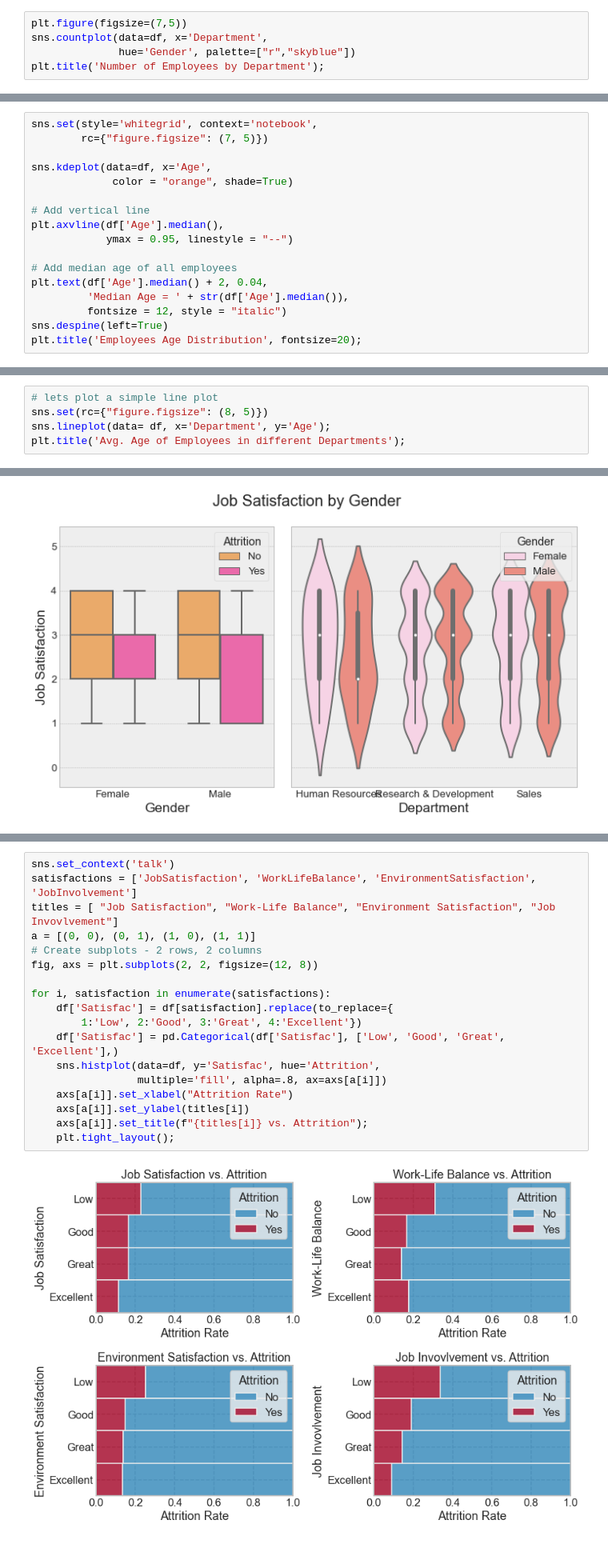
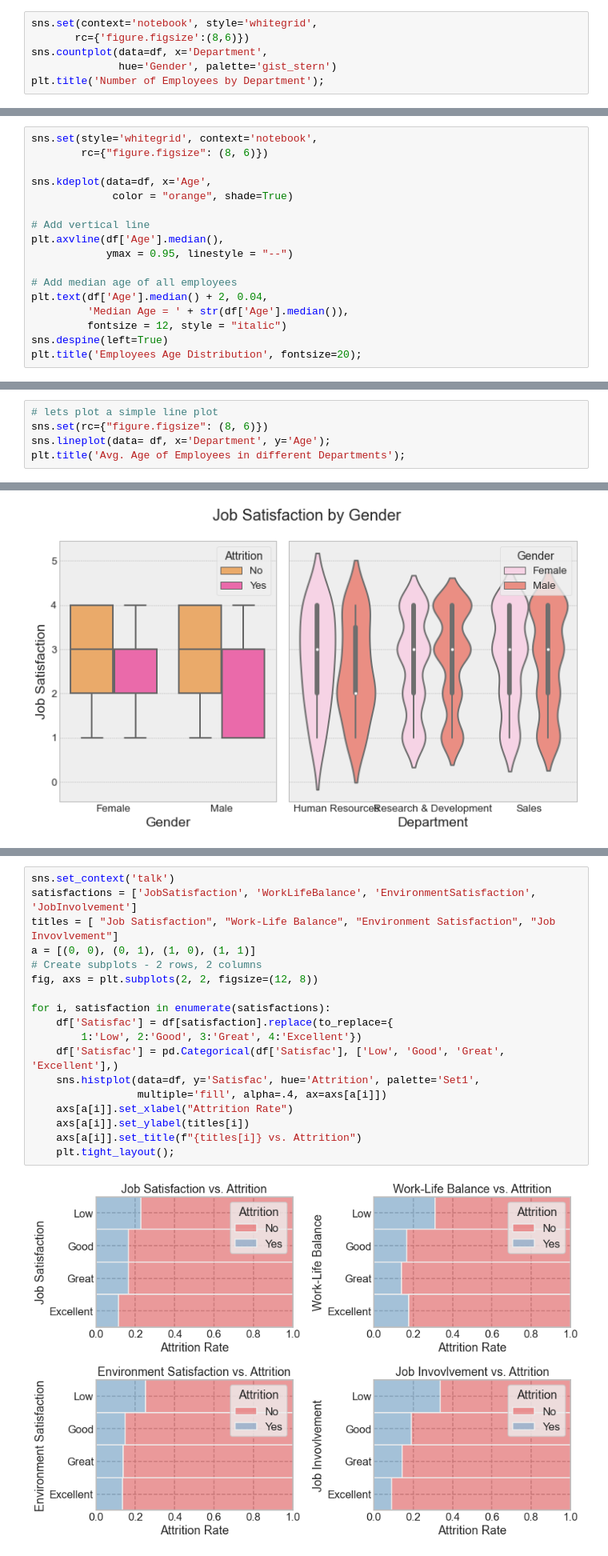
Before and after one commit to skacem/Learning-Machine-Learning, a Jupyter notebook: Case-Studies/case_3.ipynb, the cells around one changed output, grey strips where cells are left out. Shown at 80% size. Drawn from its saved outputs; the diff is of its cells as text.

```diff
--- a/Case-Studies/case_3.ipynb
+++ b/Case-Studies/case_3.ipynb
@@ -214,6 +219,7 @@ df.hist(bins=30, figsize=(20,20), color='orangered');
 # %%
-plt.figure(figsize=(7,5))
+sns.set(context='notebook', style='whitegrid',
+       rc={'figure.figsize':(8,6)})
 sns.countplot(data=df, x='Department',
-              hue='Gender', palette=["r","skyblue"])
+              hue='Gender', palette='gist_stern')
 plt.title('Number of Employees by Department');
 # %% [output]
@@ -240,6 +227,6 @@ ax.set_xticklabels(edu);
 # %%
 sns.set(style='whitegrid', context='notebook',
-        rc={"figure.figsize": (7, 5)})
+        rc={"figure.figsize": (8, 6)})
 
 sns.kdeplot(data=df, x='Age',
              color = "orange", shade=True)
@@ -276,7 +272,7 @@ Both attrition curves are slightly positive skewed with a longer tail on the rig
 #### Age vs Departments
 # %%
 # lets plot a simple line plot
-sns.set(rc={"figure.figsize": (8, 5)})
+sns.set(rc={"figure.figsize": (8, 6)})
 sns.lineplot(data= df, x='Department', y='Age');
 plt.title('Avg. Age of Employees in different Departments');
 # %% [output]
@@ -330,22 +325,22 @@ plt.tight_layout()
 # %%
 sns.set_context('talk')
 satisfactions = ['JobSatisfaction', 'WorkLifeBalance', 'EnvironmentSatisfaction', 'JobInvolvement']
 titles = [ "Job Satisfaction", "Work-Life Balance", "Environment Satisfaction", "Job Invovlvement"]
 a = [(0, 0), (0, 1), (1, 0), (1, 1)]
 # Create subplots - 2 rows, 2 columns
 fig, axs = plt.subplots(2, 2, figsize=(12, 8))
 
 for i, satisfaction in enumerate(satisfactions):
     df['Satisfac'] = df[satisfaction].replace(to_replace={
         1:'Low', 2:'Good', 3:'Great', 4:'Excellent'})
     df['Satisfac'] = pd.Categorical(df['Satisfac'], ['Low', 'Good', 'Great', 'Excellent'],)
-    sns.histplot(data=df, y='Satisfac', hue='Attrition',
-                 multiple='fill', alpha=.8, ax=axs[a[i]])
+    sns.histplot(data=df, y='Satisfac', hue='Attrition', palette='Set1',
+                 multiple='fill', alpha=.4, ax=axs[a[i]])
     axs[a[i]].set_xlabel("Attrition Rate")
     axs[a[i]].set_ylabel(titles[i])
-    axs[a[i]].set_title(f"{titles[i]} vs. Attrition");
+    axs[a[i]].set_title(f"{titles[i]} vs. Attrition")
     plt.tight_layout();
 # %% [output]
-[figure, old version]
+[figure, new version]
 # %% [markdown]
 Satisfaction, be it in job or environment as well as job involvement and work-life balance are negatively related to attrition. The less satisfied we are with any of these factors, the more likely we are to leave our job.
```
Also changed, not shown: parts of 28 cells of this notebook.
